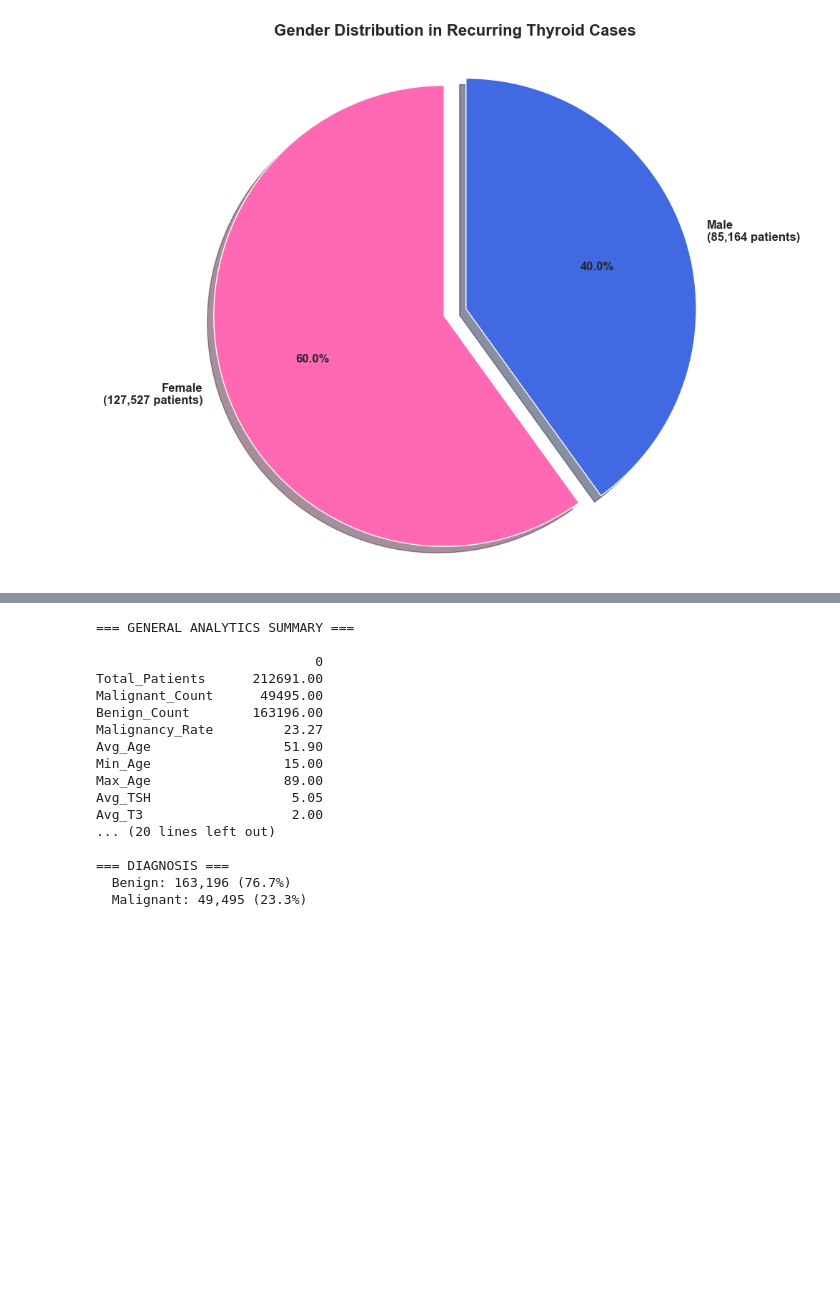
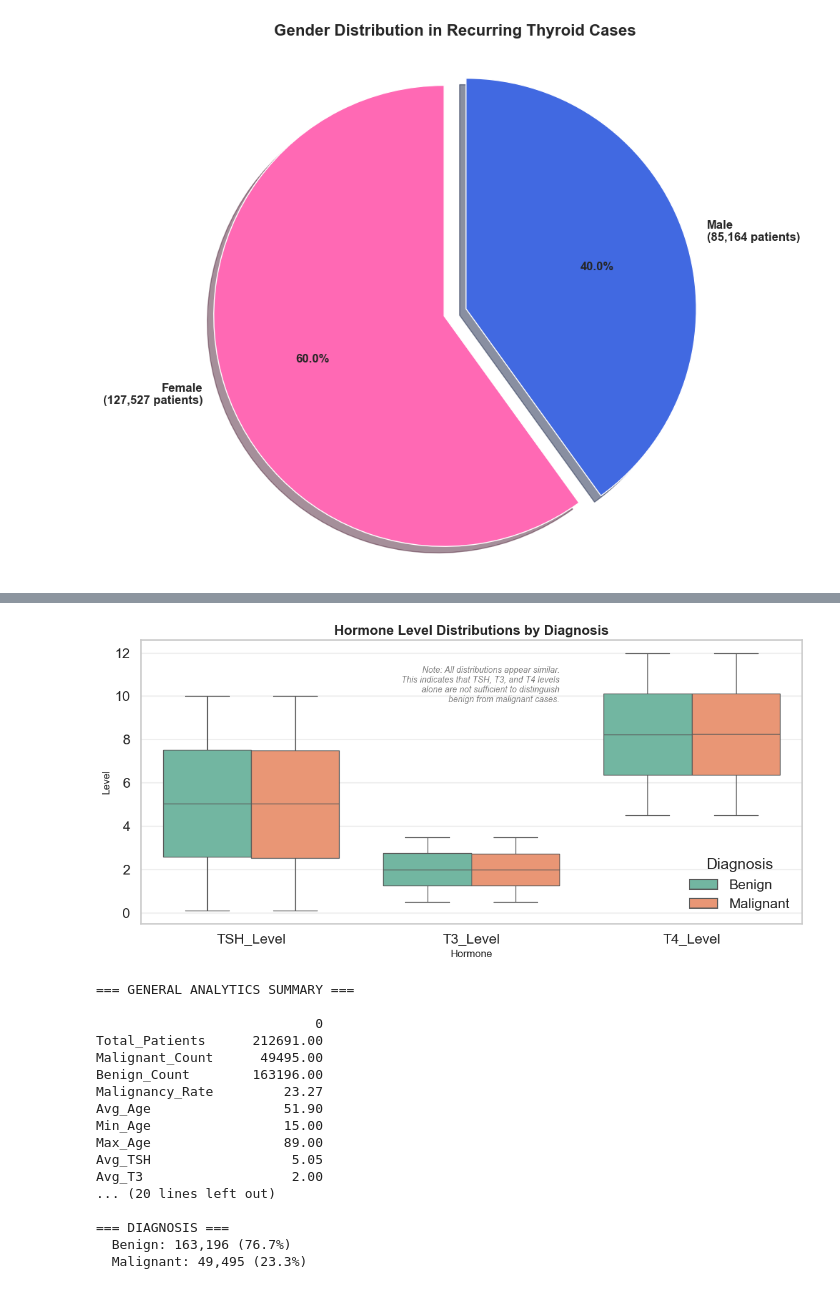
Before and after one commit to xjessxx/endometriosis_web, a Jupyter notebook: visuals.ipynb, the cells around one changed output, grey strips where cells are left out. Saved outputs shown, nothing was run; the diff lists cells and outputs as text; code cells hidden in the pictures; blank space fills up the shorter version.

```diff
--- a/visuals.ipynb
+++ b/visuals.ipynb
@@ -107,3 +185,48 @@ plt.show()
+# %%
+# visual 4 - hormone level distribution by diagnosis
+
+# Load data
+df = pd.read_csv('thyroid_cancer_risk_data.csv')
+
+# Prepare data
+hormone_data = df[['Diagnosis', 'TSH_Level', 'T3_Level', 'T4_Level']]
+hormone_data = hormone_data.melt(
+    id_vars='Diagnosis',
+    value_vars=['TSH_Level', 'T3_Level', 'T4_Level'],
+    var_name='Hormone', value_name='Level'
+)
+
+# Plot
+sns.set_theme(style='whitegrid', context='talk')
+plt.figure(figsize=(12, 6))
+
+sns.boxplot(
+    data=hormone_data, x='Hormone', y='Level', hue='Diagnosis',
+    palette='Set2', showfliers=False
+)
+
+plt.title('Hormone Level Distributions by Diagnosis', fontsize=16, fontweight='bold')
+plt.xlabel('Hormone', fontsize=12)
+plt.ylabel('Level', fontsize=12)
+plt.legend(title='Diagnosis')
+plt.grid(axis='y', alpha=0.3)
+
+# Add annotation text in the corner
+plt.text(
+    1.4,                             # x position (right side)
+    hormone_data['Level'].max() * 0.95,  # y position near top
+    "Note: All distributions appear similar.\n"
+    "This indicates that TSH, T3, and T4 levels\n"
+    "alone are not sufficient to distinguish\n"
+    "benign from malignant cases.",
+    fontsize=10, color='gray', ha='right', va='top', style='italic'
+)
+
+plt.tight_layout()
+plt.savefig('hormone_distribution.png', dpi=300, bbox_inches='tight')
+plt.show()
+# %% [output]
+[figure, added]
 # %%
 # some analytics?? still not sure what he meant bc I only ever did pure visuals in the other class
 
```
Also changed, not shown: parts of 4 cells of this notebook, 4 other files.
